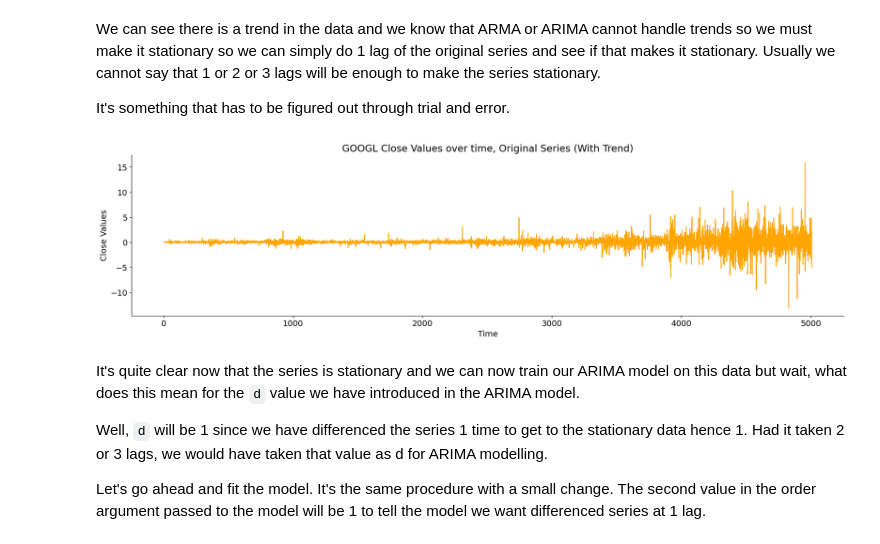
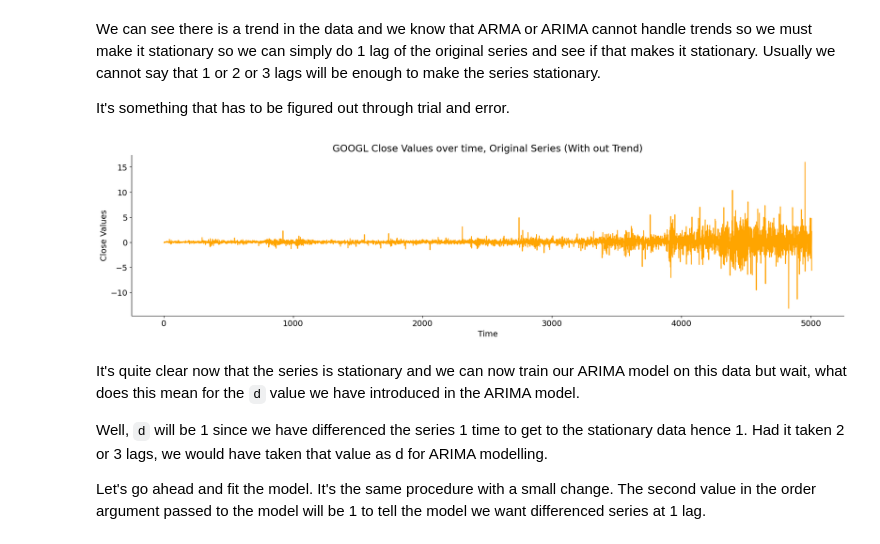
Before and after one commit to dakshbhatnagar/projects, a Jupyter notebook: arima/arima.ipynb, the cells around one changed output. Cells and saved outputs as stored; diff of their text form; code cells hidden in the pictures.

```diff
--- a/arima/arima.ipynb
+++ b/arima/arima.ipynb
@@ -544,14 +590,14 @@ It's something that has to be figured out through trial and error.
 # %%
 (df['Close'] - df['Close'].shift(1)).plot(color='orange')
 plt.gca().spines['top'].set_visible(False)
 plt.gca().spines['right'].set_visible(False)
 #Set the title, x-axis label, y-axis label, and legend
 plt.xlabel('Time')
 plt.ylabel('Close Values')
-plt.title(f'{symbol} Close Values over time, Original Series (With Trend)')
+plt.title(f'{symbol} Close Values over time, Original Series (With out Trend)')
 plt.show()
 # %% [output]
-[figure, old version]
+[figure, new version]
 # %% [markdown]
 It's quite clear now that the series is stationary and we can now train our ARIMA model on this data but wait, what does this mean for the `d` value we have introduced in the ARIMA model.
 
```
Also changed, not shown: parts of 24 cells of this notebook, 2 other files.
